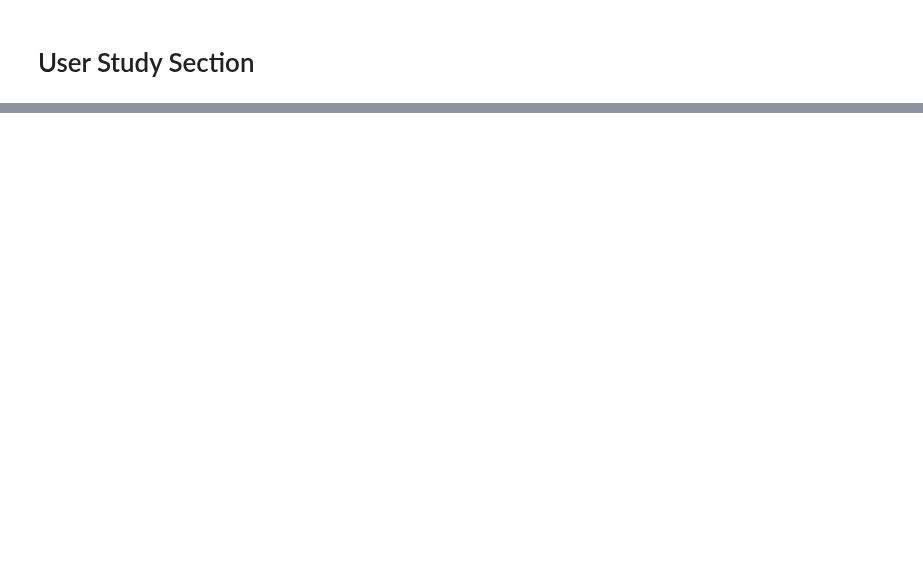
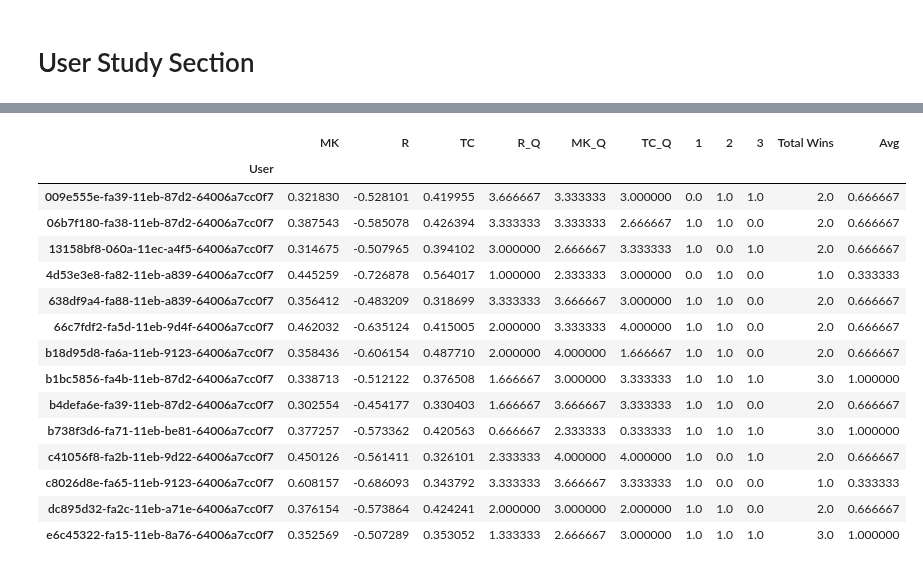
Before and after one commit to mcgreentn/md2_mechanic_analysis, a Jupyter notebook: analysis.ipynb, the cells around one changed output, grey strips where cells are left out. Saved outputs shown, nothing was run; the diff lists cells and outputs as text; code cells hidden in the pictures; blank space fills up the shorter version.

```diff
--- a/analysis.ipynb
+++ b/analysis.ipynb
@@ -776,0 +974,24 @@ for entry in user_entries:
+# %%
+# Players that are completionists (MK and TC)
+# 0.3 as a threshold was chosen arbitrarily
+mk_cond = (df.MK > 0.3)
+tc_cond = (df.TC > 0.3)
+df[mk_cond & tc_cond]
+# Basically the same group as before minus a few close calls (d0b616d4-fa2d-11eb-a71e-64006a7cc0f and c8a1a182-fa57-11eb-9d4f-64006a7cc0f7	are gone, 638df9a4-fa88-11eb-a839-64006a7cc0f7 and b4defa6e-fa39-11eb-87d2-64006a7cc0f7 are new)
+# %% [output]
+|  | MK | R | TC | R_Q | MK_Q | TC_Q | 1 | 2 | 3 | Total Wins | Avg |
+| User |  |  |  |  |  |  |  |  |  |  |  |
+| 009e555e-fa39-11eb-87d2-64006a7cc0f7 | 0.321830 | -0.528101 | 0.419955 | 3.666667 | 3.333333 | 3.000000 | 0.0 | 1.0 | 1.0 | 2.0 | 0.666667 |
+| 06b7f180-fa38-11eb-87d2-64006a7cc0f7 | 0.387543 | -0.585078 | 0.426394 | 3.333333 | 3.333333 | 2.666667 | 1.0 | 1.0 | 0.0 | 2.0 | 0.666667 |
+| 13158bf8-060a-11ec-a4f5-64006a7cc0f7 | 0.314675 | -0.507965 | 0.394102 | 3.000000 | 2.666667 | 3.333333 | 1.0 | 0.0 | 1.0 | 2.0 | 0.666667 |
+| 4d53e3e8-fa82-11eb-a839-64006a7cc0f7 | 0.445259 | -0.726878 | 0.564017 | 1.000000 | 2.333333 | 3.000000 | 0.0 | 1.0 | 0.0 | 1.0 | 0.333333 |
+| 638df9a4-fa88-11eb-a839-64006a7cc0f7 | 0.356412 | -0.483209 | 0.318699 | 3.333333 | 3.666667 | 3.000000 | 1.0 | 1.0 | 0.0 | 2.0 | 0.666667 |
+| 66c7fdf2-fa5d-11eb-9d4f-64006a7cc0f7 | 0.462032 | -0.635124 | 0.415005 | 2.000000 | 3.333333 | 4.000000 | 1.0 | 1.0 | 0.0 | 2.0 | 0.666667 |
+| b18d95d8-fa6a-11eb-9123-64006a7cc0f7 | 0.358436 | -0.606154 | 0.487710 | 2.000000 | 4.000000 | 1.666667 | 1.0 | 1.0 | 0.0 | 2.0 | 0.666667 |
+| b1bc5856-fa4b-11eb-87d2-64006a7cc0f7 | 0.338713 | -0.512122 | 0.376508 | 1.666667 | 3.000000 | 3.333333 | 1.0 | 1.0 | 1.0 | 3.0 | 1.000000 |
+| b4defa6e-fa39-11eb-87d2-64006a7cc0f7 | 0.302554 | -0.454177 | 0.330403 | 1.666667 | 3.666667 | 3.333333 | 1.0 | 1.0 | 0.0 | 2.0 | 0.666667 |
+| b738f3d6-fa71-11eb-be81-64006a7cc0f7 | 0.377257 | -0.573362 | 0.420563 | 0.666667 | 2.333333 | 0.333333 | 1.0 | 1.0 | 1.0 | 3.0 | 1.000000 |
+| c41056f8-fa2b-11eb-9d22-64006a7cc0f7 | 0.450126 | -0.561411 | 0.326101 | 2.333333 | 4.000000 | 4.000000 | 1.0 | 0.0 | 1.0 | 2.0 | 0.666667 |
+| c8026d8e-fa65-11eb-9123-64006a7cc0f7 | 0.608157 | -0.686093 | 0.343792 | 3.333333 | 3.666667 | 3.333333 | 1.0 | 0.0 | 0.0 | 1.0 | 0.333333 |
+| dc895d32-fa2c-11eb-a71e-64006a7cc0f7 | 0.376154 | -0.573864 | 0.424241 | 2.000000 | 3.000000 | 2.000000 | 1.0 | 1.0 | 0.0 | 2.0 | 0.666667 |
+| e6c45322-fa15-11eb-8a76-64006a7cc0f7 | 0.352569 | -0.507289 | 0.353052 | 1.333333 | 2.666667 | 3.000000 | 1.0 | 1.0 | 1.0 | 3.0 | 1.000000 |
```
Also changed, not shown: parts of 23 cells of this notebook.
